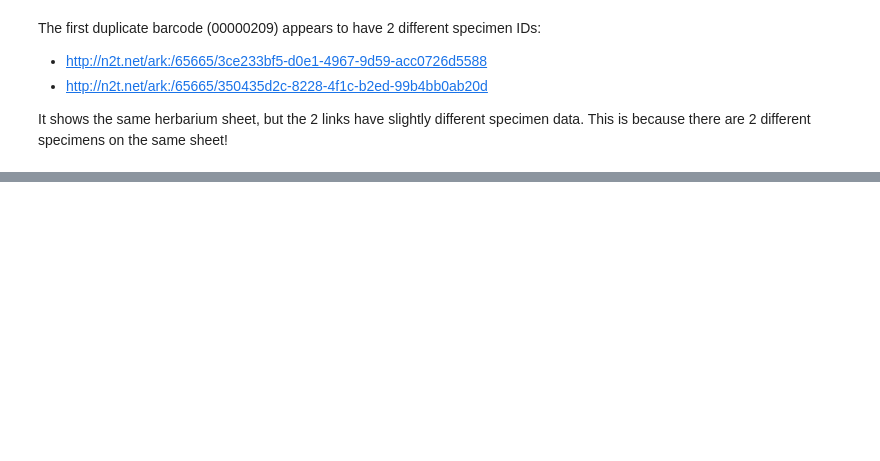
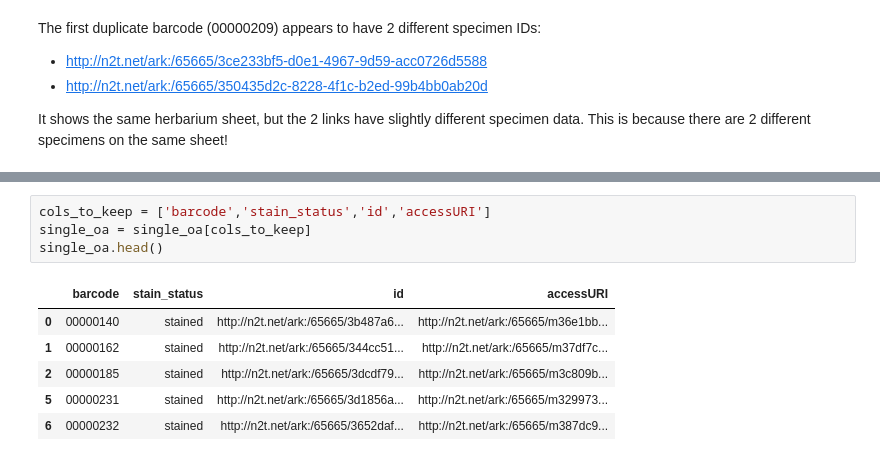
Before and after one commit to MikeTrizna/mercury_remake, a Jupyter notebook: Matching barcodes to dwca.ipynb, the cells around one changed output, grey strips where cells are left out. Drawn from its saved outputs; the diff is of its cells as text; blank space fills up the shorter version.

```diff
--- a/Matching barcodes to dwca.ipynb
+++ b/Matching barcodes to dwca.ipynb
@@ -329,0 +317,11 @@ print({'width': width, 'height': height})
+# %%
+cols_to_keep = ['barcode','stain_status','id','accessURI']
+single_oa = single_oa[cols_to_keep]
+single_oa.head()
+# %% [output]
+|  | barcode | stain_status | id | accessURI |
+| 0 | 00000140 | stained | http://n2t.net/ark:/65665/3b487a6... | http://n2t.net/ark:/65665/m36e1bb... |
+| 1 | 00000162 | stained | http://n2t.net/ark:/65665/344cc51... | http://n2t.net/ark:/65665/m37df7c... |
+| 2 | 00000185 | stained | http://n2t.net/ark:/65665/3dcdf79... | http://n2t.net/ark:/65665/m3c809b... |
+| 5 | 00000231 | stained | http://n2t.net/ark:/65665/3d1856a... | http://n2t.net/ark:/65665/m329973... |
+| 6 | 00000232 | stained | http://n2t.net/ark:/65665/3652daf... | http://n2t.net/ark:/65665/m387dc9... |
```
Also changed, not shown: parts of 24 cells of this notebook, 4 other files.
